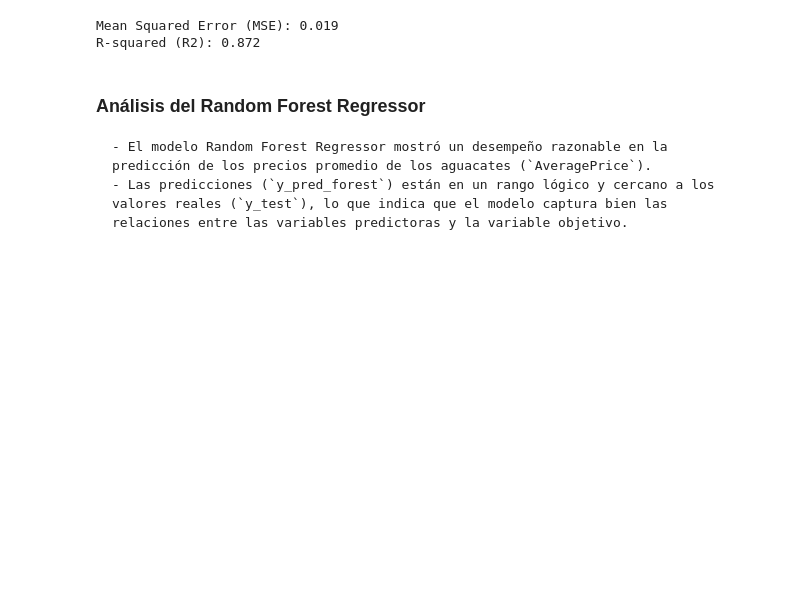
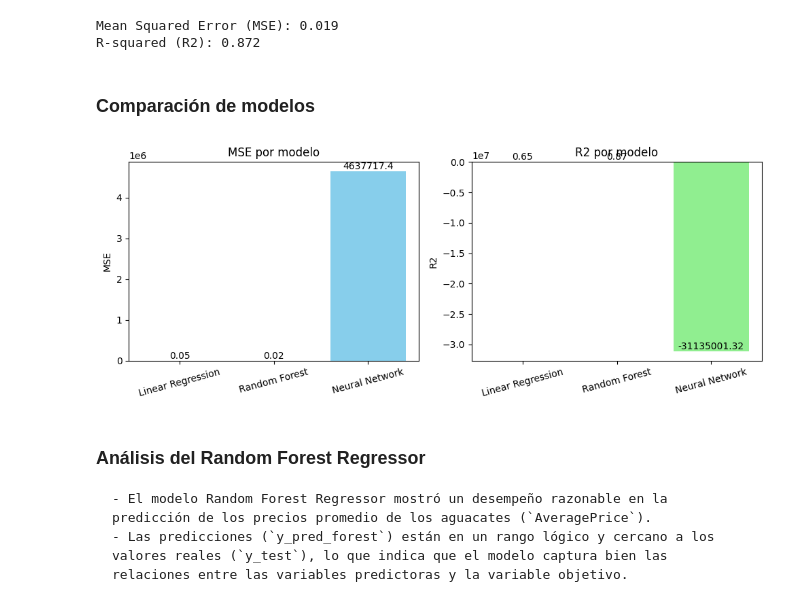
Before and after one commit to juanjoher/CienciaDatosProy2, a Jupyter notebook: proyecto.ipynb, the cells around one changed output. Cells and saved outputs as stored; diff of their text form; code cells hidden in the pictures; blank space fills up the shorter version.

```diff
--- a/proyecto.ipynb
+++ b/proyecto.ipynb
@@ -709,6 +709,44 @@ print(f"R-squared (R2): {r2_forest:.3f}")
 # %% [output]
 Mean Squared Error (MSE): 0.019
 R-squared (R2): 0.872
+# %% [markdown]
+### Comparación de modelos
+# %%
+# Definir los modelos y sus métricas
+models = ['Linear Regression', 'Random Forest', 'Neural Network']
+mse = [mean_squared_error(y_test, y_pred),  # MSE para Linear Regression
+    mean_squared_error(y_test, y_pred_forest),  # MSE para Random Forest
+    mean_squared_error(y_test, y_pred_nn.flatten())]  # MSE para Neural Network
+r2 = [r2_score(y_test, y_pred),  # R2 para Linear Regression
+      r2_score(y_test, y_pred_forest),  # R2 para Random Forest
+      r2_score(y_test, y_pred_nn.flatten())]  # R2 para Neural Network
+
+# Crear las gráficas
+plt.figure(figsize=(10, 4))
+
+# Gráfico de MSE
+plt.subplot(1, 2, 1)
+plt.bar(models, mse, color='skyblue')
+for i, v in enumerate(mse):
+    plt.text(i, v + 0.01, str(round(v, 2)), ha='center', va='bottom')
+plt.title('MSE por modelo')
+plt.ylabel('MSE')
+plt.xticks(rotation=15)
+
+# Gráfico de R2
+plt.subplot(1, 2, 2)
+plt.bar(models, r2, color='lightgreen')
+for i, v in enumerate(r2):
+    plt.text(i, v + 0.01, str(round(v, 2)), ha='center', va='bottom')
+plt.title('R2 por modelo')
+plt.ylabel('R2')
+plt.xticks(rotation=15)
+
+# Ajustar diseño y mostrar
+plt.tight_layout()
+plt.show()
+# %% [output]
+[figure, added]
 # %% [markdown]
 
 ### Análisis del Random Forest Regressor
```
